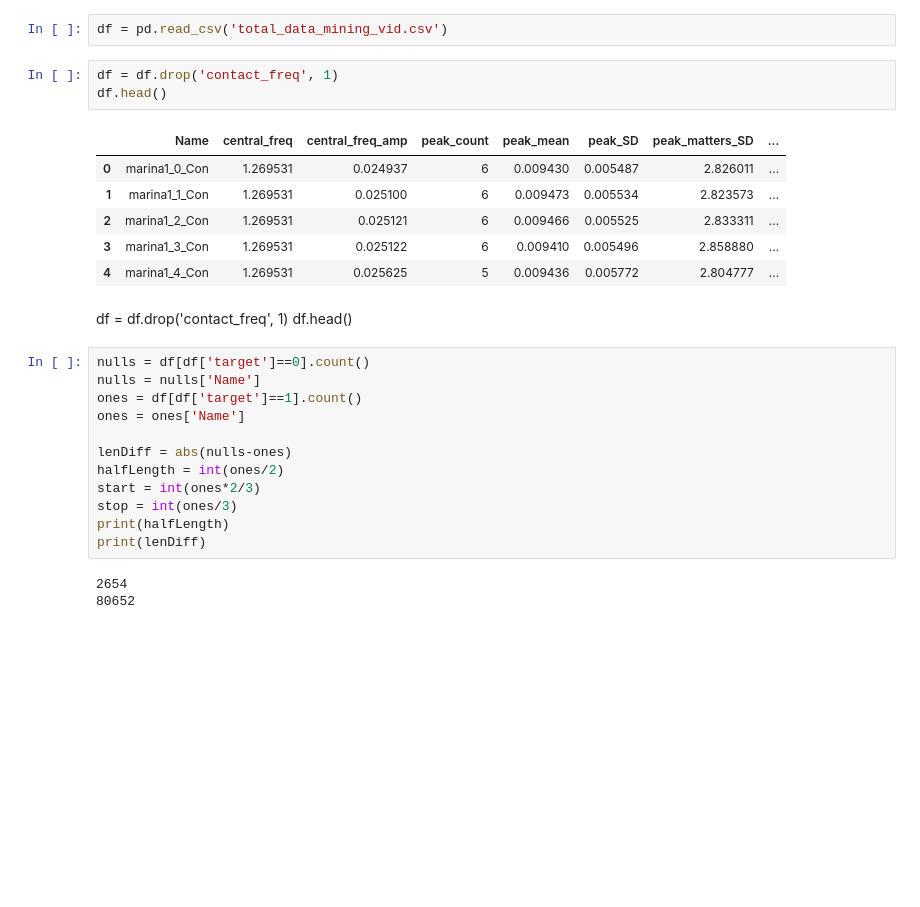
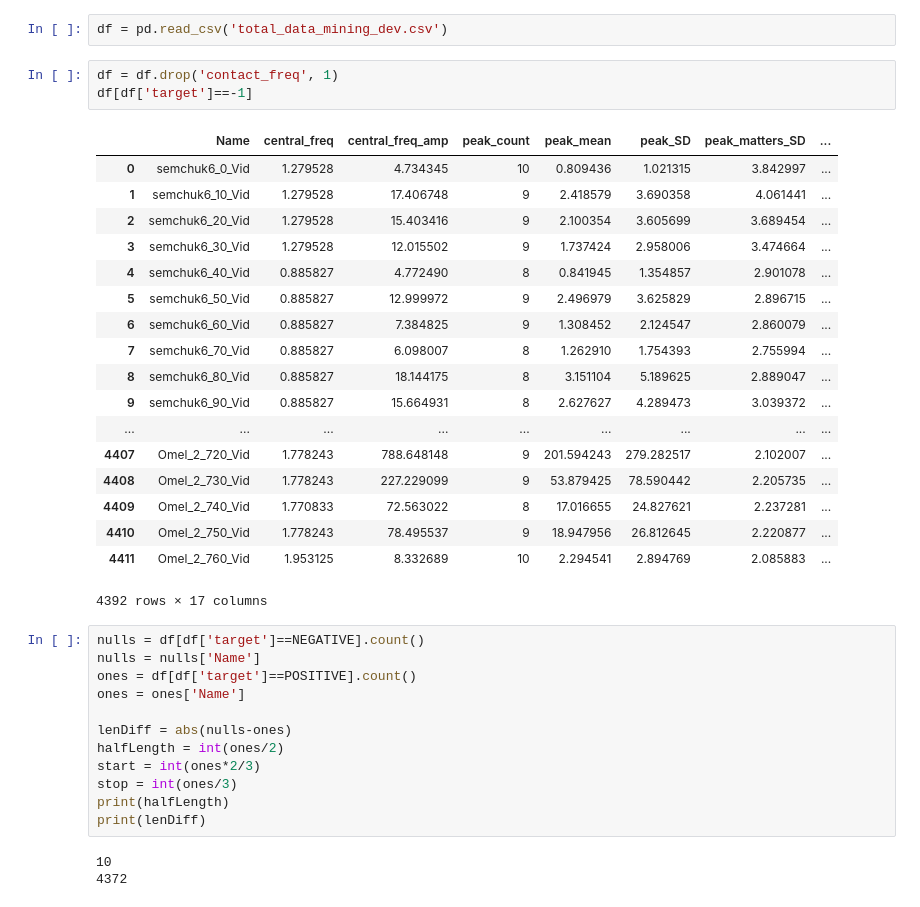
Before and after one commit to SemVan/PySignalClassifier, a Jupyter notebook: TreeSignalClassifier.ipynb, the cells around one changed output. Cells and saved outputs as stored; diff of their text form; blank space fills up the shorter version.

```diff
--- a/TreeSignalClassifier.ipynb
+++ b/TreeSignalClassifier.ipynb
@@ -128,22 +173,31 @@ def get_best_scores(metr):
 # %%
-df = pd.read_csv('total_data_mining_vid.csv')
+df = pd.read_csv('total_data_mining_dev.csv')
 # %%
 df = df.drop('contact_freq', 1)
-df.head()
+df[df['target']==-1]
 # %% [output]
 |  | Name | central_freq | central_freq_amp | peak_count | peak_mean | peak_SD | peak_matters_SD | ... |
-| 0 | marina1_0_Con | 1.269531 | 0.024937 | 6 | 0.009430 | 0.005487 | 2.826011 | ... |
-| 1 | marina1_1_Con | 1.269531 | 0.025100 | 6 | 0.009473 | 0.005534 | 2.823573 | ... |
-| 2 | marina1_2_Con | 1.269531 | 0.025121 | 6 | 0.009466 | 0.005525 | 2.833311 | ... |
-| 3 | marina1_3_Con | 1.269531 | 0.025122 | 6 | 0.009410 | 0.005496 | 2.858880 | ... |
-| 4 | marina1_4_Con | 1.269531 | 0.025625 | 5 | 0.009436 | 0.005772 | 2.804777 | ... |
+| 0 | semchuk6_0_Vid | 1.279528 | 4.734345 | 10 | 0.809436 | 1.021315 | 3.842997 | ... |
+| 1 | semchuk6_10_Vid | 1.279528 | 17.406748 | 9 | 2.418579 | 3.690358 | 4.061441 | ... |
+| 2 | semchuk6_20_Vid | 1.279528 | 15.403416 | 9 | 2.100354 | 3.605699 | 3.689454 | ... |
+| 3 | semchuk6_30_Vid | 1.279528 | 12.015502 | 9 | 1.737424 | 2.958006 | 3.474664 | ... |
+| 4 | semchuk6_40_Vid | 0.885827 | 4.772490 | 8 | 0.841945 | 1.354857 | 2.901078 | ... |
+| 5 | semchuk6_50_Vid | 0.885827 | 12.999972 | 9 | 2.496979 | 3.625829 | 2.896715 | ... |
+| 6 | semchuk6_60_Vid | 0.885827 | 7.384825 | 9 | 1.308452 | 2.124547 | 2.860079 | ... |
+| 7 | semchuk6_70_Vid | 0.885827 | 6.098007 | 8 | 1.262910 | 1.754393 | 2.755994 | ... |
+| 8 | semchuk6_80_Vid | 0.885827 | 18.144175 | 8 | 3.151104 | 5.189625 | 2.889047 | ... |
+| 9 | semchuk6_90_Vid | 0.885827 | 15.664931 | 8 | 2.627627 | 4.289473 | 3.039372 | ... |
+| ... | ... | ... | ... | ... | ... | ... | ... | ... |
+| 4407 | Omel_2_720_Vid | 1.778243 | 788.648148 | 9 | 201.594243 | 279.282517 | 2.102007 | ... |
+| 4408 | Omel_2_730_Vid | 1.778243 | 227.229099 | 9 | 53.879425 | 78.590442 | 2.205735 | ... |
+| 4409 | Omel_2_740_Vid | 1.770833 | 72.563022 | 8 | 17.016655 | 24.827621 | 2.237281 | ... |
+| 4410 | Omel_2_750_Vid | 1.778243 | 78.495537 | 9 | 18.947956 | 26.812645 | 2.220877 | ... |
+| 4411 | Omel_2_760_Vid | 1.953125 | 8.332689 | 10 | 2.294541 | 2.894769 | 2.085883 | ... |
+4392 rows × 17 columns
-# %% [markdown]
-df = df.drop('contact_freq', 1)
-df.head()
 # %%
-nulls = df[df['target']==0].count()
+nulls = df[df['target']==NEGATIVE].count()
 nulls = nulls['Name']
-ones = df[df['target']==1].count()
+ones = df[df['target']==POSITIVE].count()
 ones = ones['Name']
 
 lenDiff = abs(nulls-ones)
@@ -153,6 +207,6 @@ stop = int(ones/3)
 print(halfLength)
 print(lenDiff)
 # %% [output]
-2654
-80652
+10
+4372
 # %%
```
Also changed, not shown: parts of 9 cells of this notebook, 3 other files.
